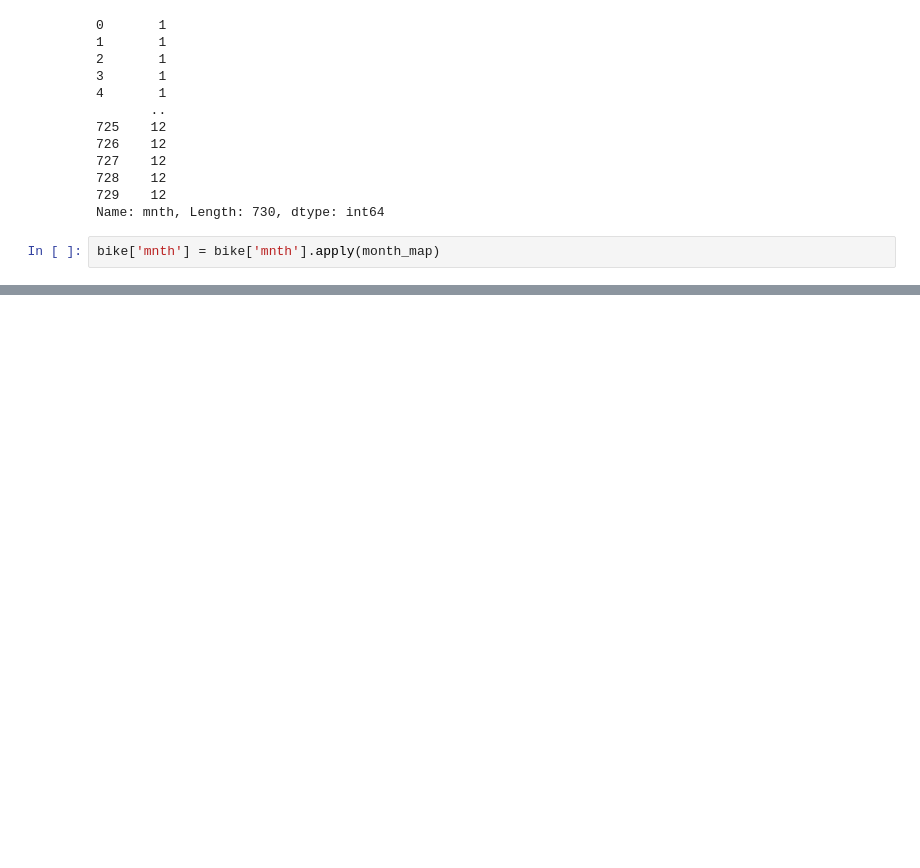
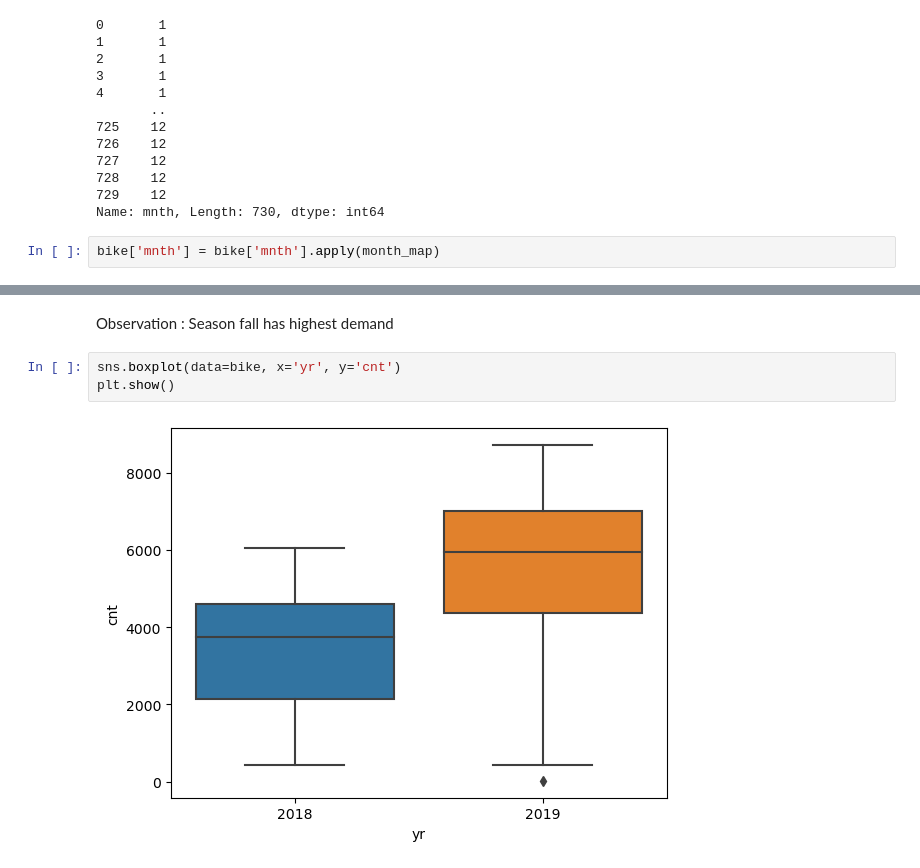
Before and after one commit to Jithendrian/LinearRegressionAssignment, a Jupyter notebook: BikeSharingAssignment_Jithendrian.ipynb, the cells around one changed output, grey strips where cells are left out. Cells and saved outputs as stored; diff of their text form; blank space fills up the shorter version.

```diff
--- a/BikeSharingAssignment_Jithendrian.ipynb
+++ b/BikeSharingAssignment_Jithendrian.ipynb
@@ -250,0 +278,7 @@ Name: mnth, Length: 730, dtype: object
+# %% [markdown]
+Observation : Season fall has highest demand
+# %%
+sns.boxplot(data=bike, x='yr', y='cnt')
+plt.show()
+# %% [output]
+[figure, added]
```
Also changed, not shown: parts of 34 cells of this notebook.
